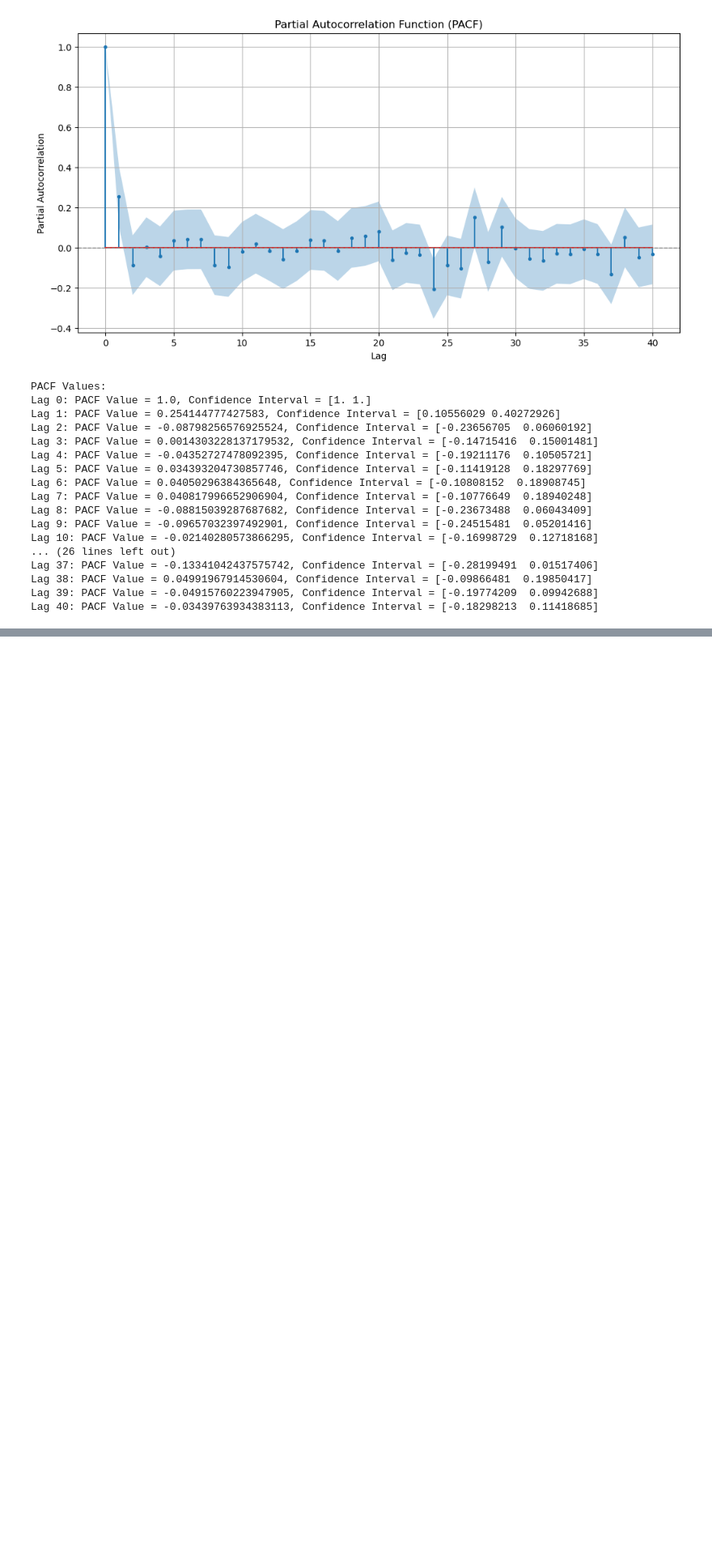
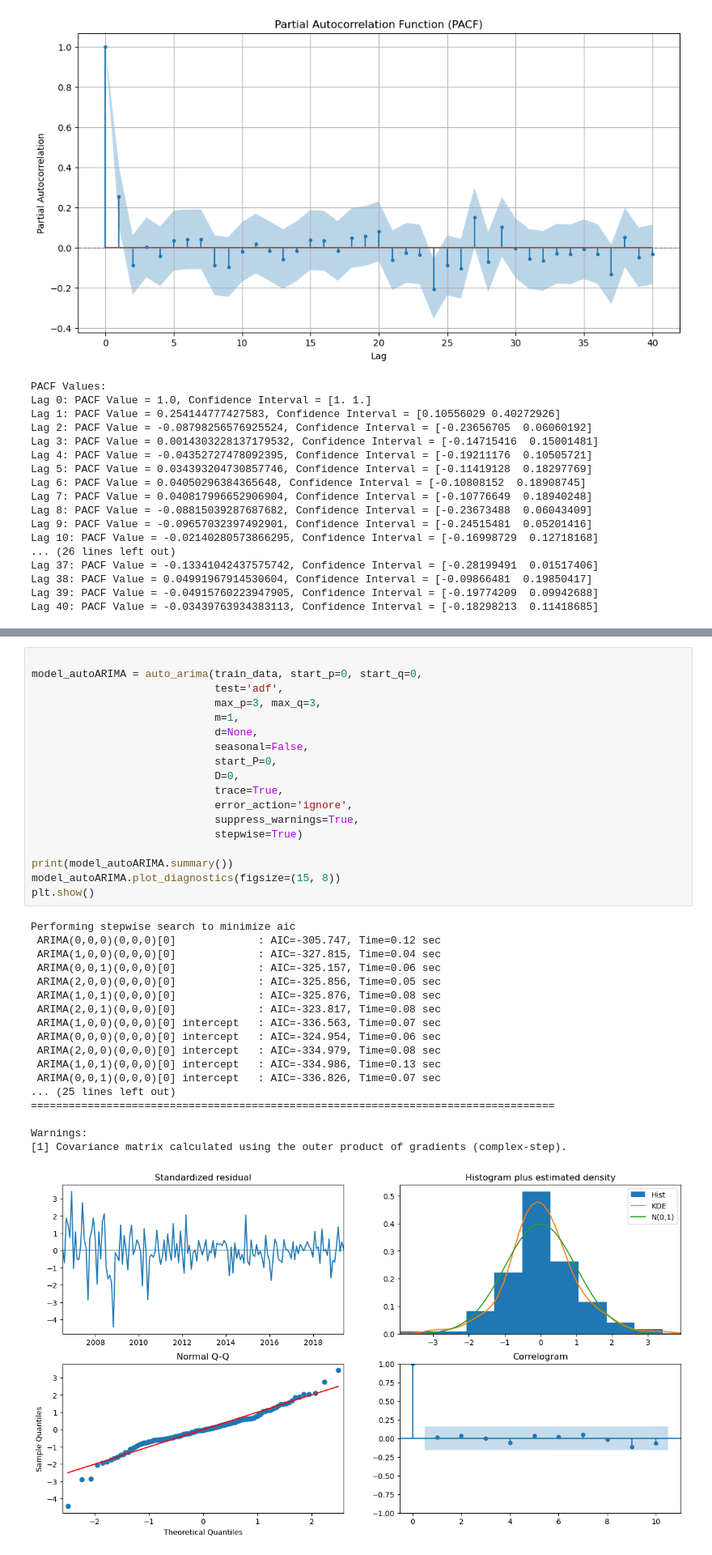
Before and after one commit to srijita1406/Quantitative-Analytics, a Jupyter notebook: stock-forecasting.ipynb, the cells around one changed output, grey strips where cells are left out. Shown at 81% size. Saved outputs shown, nothing was run; the diff lists cells and outputs as text; blank space fills up the shorter version.

```diff
--- a/stock-forecasting.ipynb
+++ b/stock-forecasting.ipynb
@@ -811,0 +820,37 @@ plt.show()
+# %%
+
+model_autoARIMA = auto_arima(train_data, start_p=0, start_q=0,
+                             test='adf',
+                             max_p=3, max_q=3,
+                             m=1,
+                             d=None,
+                             seasonal=False,
+                             start_P=0,
+                             D=0,
+                             trace=True,
+                             error_action='ignore',
+                             suppress_warnings=True,
+                             stepwise=True)
+
+print(model_autoARIMA.summary())
+model_autoARIMA.plot_diagnostics(figsize=(15, 8))
+plt.show()
+# %% [output]
+Performing stepwise search to minimize aic
+ ARIMA(0,0,0)(0,0,0)[0]             : AIC=-305.747, Time=0.12 sec
+ ARIMA(1,0,0)(0,0,0)[0]             : AIC=-327.815, Time=0.04 sec
+ ARIMA(0,0,1)(0,0,0)[0]             : AIC=-325.157, Time=0.06 sec
+ ARIMA(2,0,0)(0,0,0)[0]             : AIC=-325.856, Time=0.05 sec
+ ARIMA(1,0,1)(0,0,0)[0]             : AIC=-325.876, Time=0.08 sec
+ ARIMA(2,0,1)(0,0,0)[0]             : AIC=-323.817, Time=0.08 sec
+ ARIMA(1,0,0)(0,0,0)[0] intercept   : AIC=-336.563, Time=0.07 sec
+ ARIMA(0,0,0)(0,0,0)[0] intercept   : AIC=-324.954, Time=0.06 sec
+ ARIMA(2,0,0)(0,0,0)[0] intercept   : AIC=-334.979, Time=0.08 sec
+ ARIMA(1,0,1)(0,0,0)[0] intercept   : AIC=-334.986, Time=0.13 sec
+ ARIMA(0,0,1)(0,0,0)[0] intercept   : AIC=-336.826, Time=0.07 sec
+... (25 lines left out)
+===================================================================================
+
+Warnings:
+[1] Covariance matrix calculated using the outer product of gradients (complex-step).
+[figure, added]
```
Also changed, not shown: parts of 4 cells of this notebook.
